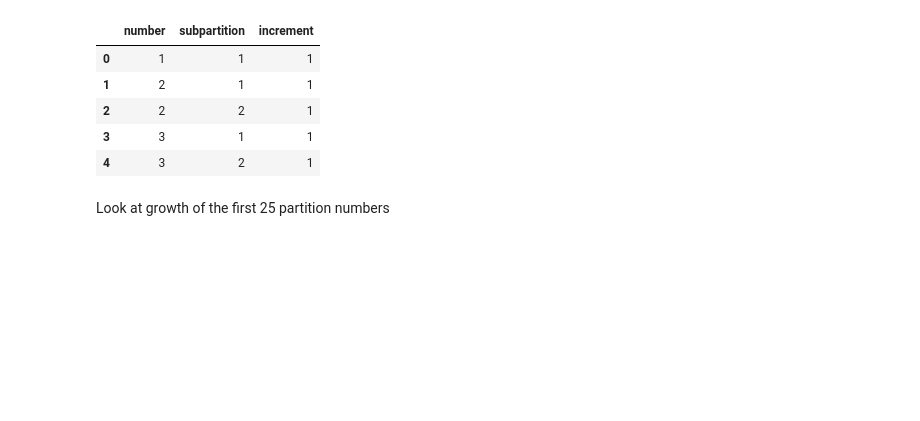
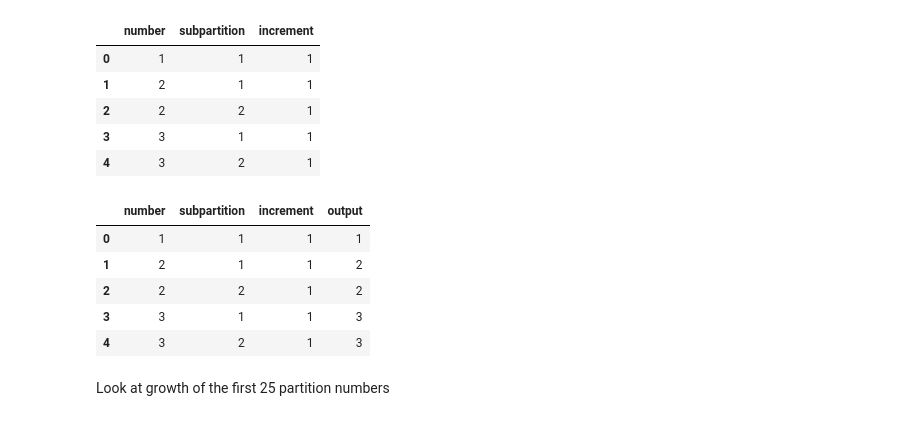
Before and after one commit to lejaja9/Riddlers, a Jupyter notebook: Riddles/Euler_78.ipynb, the cells around one changed output. Saved outputs shown, nothing was run; the diff lists cells and outputs as text; code cells hidden in the pictures; blank space fills up the shorter version.

```diff
--- a/Riddles/Euler_78.ipynb
+++ b/Riddles/Euler_78.ipynb
@@ -67,5 +68,16 @@ df_intervals.head()
 | 2 | 2 | 2 | 1 |
 | 3 | 3 | 1 | 1 |
 | 4 | 3 | 2 | 1 |
+# %%
+df_merged = df_intervals.merge(df_numbers, left_on = 'number', right_on = 'input', how = 'left')
+df_merged = df_merged[['number', 'subpartition', 'increment', 'output']]
+df_merged.head()
+# %% [output]
+|  | number | subpartition | increment | output |
+| 0 | 1 | 1 | 1 | 1 |
+| 1 | 2 | 1 | 1 | 2 |
+| 2 | 2 | 2 | 1 | 2 |
+| 3 | 3 | 1 | 1 | 3 |
+| 4 | 3 | 2 | 1 | 3 |
 # %% [markdown]
 Look at growth of the first 25 partition numbers
```
Also changed, not shown: parts of 8 cells of this notebook, 2 other files.
